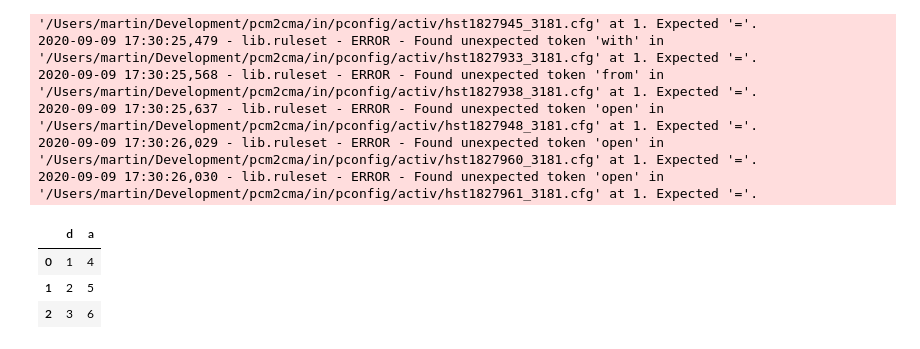
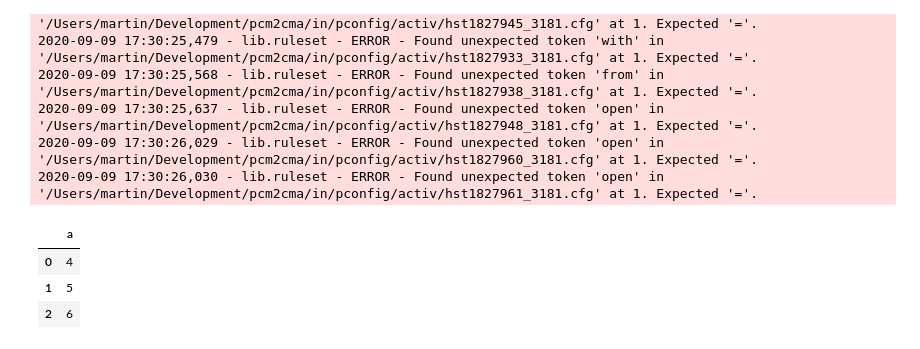
Before and after one commit to martin-tauber/thresholdMigration, a Jupyter notebook: analytics/thresholds.ipynb, the cells around one changed output. Drawn from its saved outputs; the diff is of its cells as text; code cells hidden in the pictures.

```diff
--- a/analytics/thresholds.ipynb
+++ b/analytics/thresholds.ipynb
@@ -91,9 +91,9 @@ si = (c[c.columns.tolist()] == True).sum(axis = 1).sort_values(ascending = False
 d = {"d":[1,2,3],"a":[4,5,6]}
 df = pd.DataFrame(d)
 # %%
-df.reindex
+df.reindex(["a"], axis=1)
 # %% [output]
-|  | d | a |
-| 0 | 1 | 4 |
-| 1 | 2 | 5 |
-| 2 | 3 | 6 |
+|  | a |
+| 0 | 4 |
+| 1 | 5 |
+| 2 | 6 |
```
Also changed, not shown: 5 other files.
